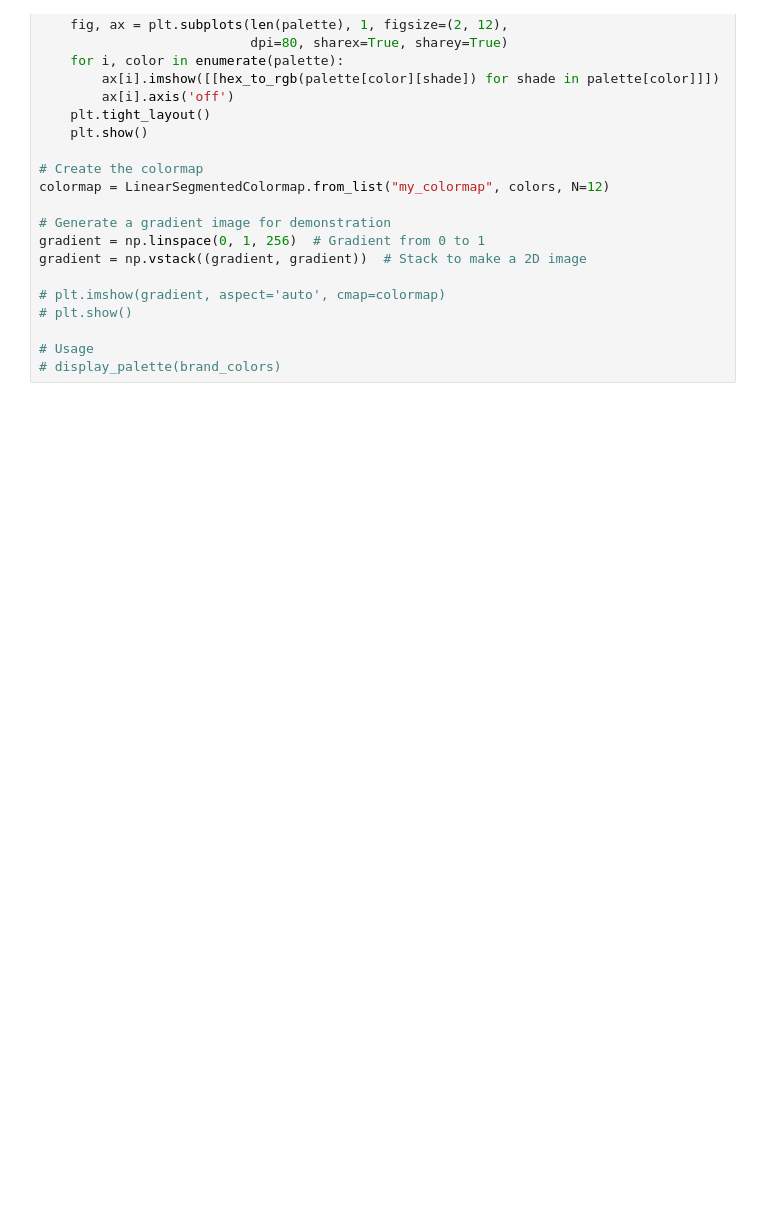
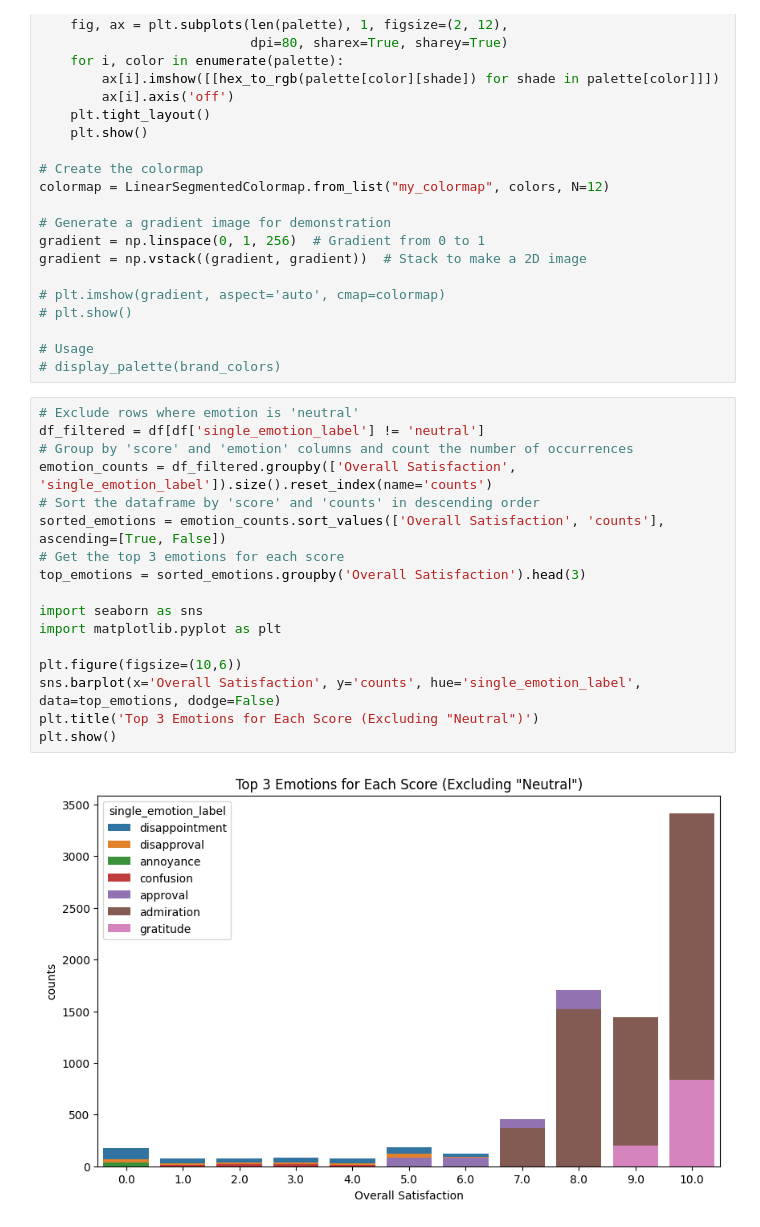
Before and after one commit to rachidje/wassati_bertopic, a Jupyter notebook: notebooks/data_viz.ipynb, the cells around one changed output. Saved outputs shown, nothing was run; the diff lists cells and outputs as text; blank space fills up the shorter version.

```diff
--- a/notebooks/data_viz.ipynb
+++ b/notebooks/data_viz.ipynb
@@ -1085,3 +1111,22 @@ gradient = np.vstack((gradient, gradient))  # Stack to make a 2D image
 
 # Usage
 # display_palette(brand_colors)
+# %%
+# Exclude rows where emotion is 'neutral'
+df_filtered = df[df['single_emotion_label'] != 'neutral']
+# Group by 'score' and 'emotion' columns and count the number of occurrences
+emotion_counts = df_filtered.groupby(['Overall Satisfaction', 'single_emotion_label']).size().reset_index(name='counts')
+# Sort the dataframe by 'score' and 'counts' in descending order
+sorted_emotions = emotion_counts.sort_values(['Overall Satisfaction', 'counts'], ascending=[True, False])
+# Get the top 3 emotions for each score
+top_emotions = sorted_emotions.groupby('Overall Satisfaction').head(3)
+
+import seaborn as sns
+import matplotlib.pyplot as plt
+
+plt.figure(figsize=(10,6))
+sns.barplot(x='Overall Satisfaction', y='counts', hue='single_emotion_label', data=top_emotions, dodge=False)
+plt.title('Top 3 Emotions for Each Score (Excluding "Neutral")')
+plt.show()
+# %% [output]
+[figure, added]
```
Also changed, not shown: parts of 5 cells of this notebook, 4 other files.
